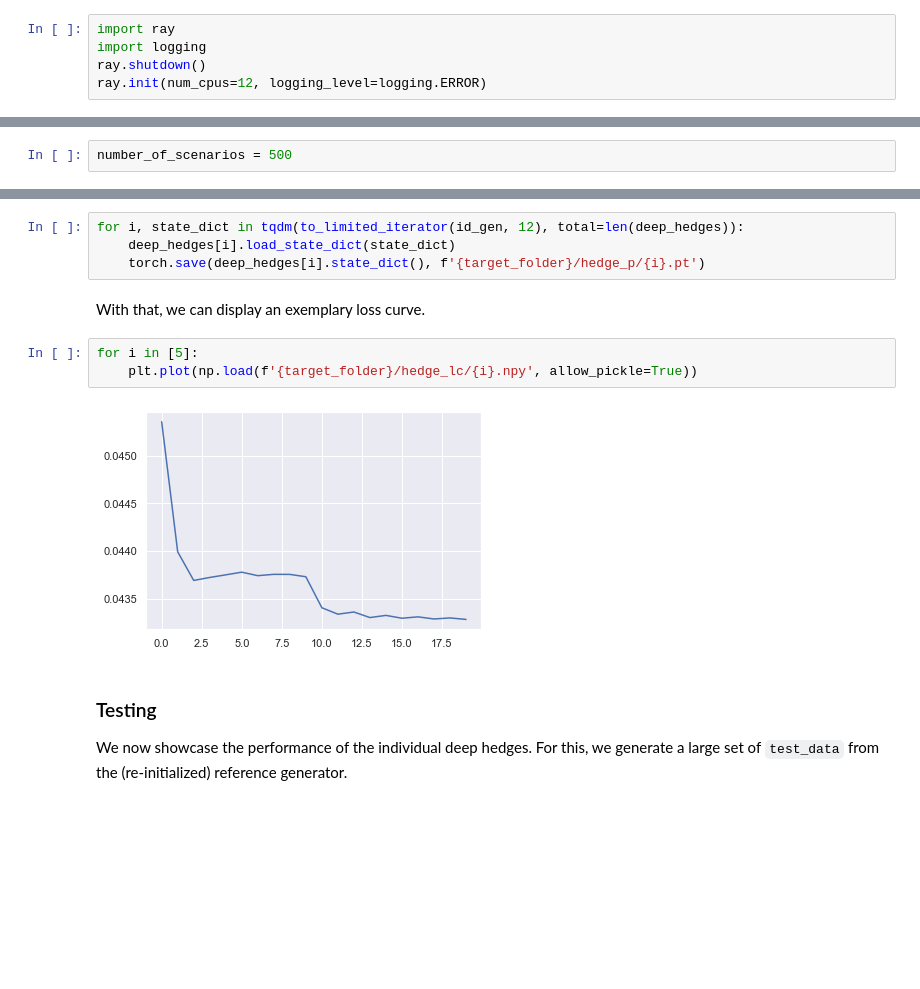
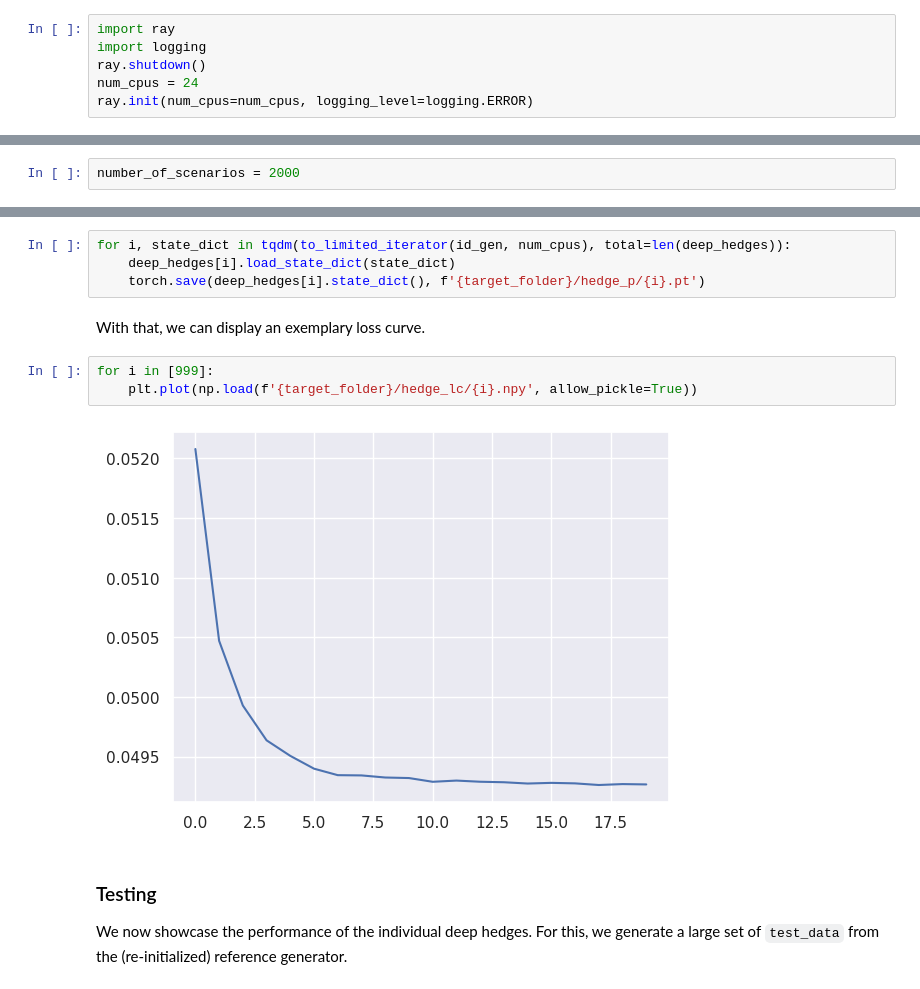
Before and after one commit to YannickLimmer/adversarial-robust-deep-hedging, a Jupyter notebook: HestonTest.ipynb, the cells around one changed output, grey strips where cells are left out. Drawn from its saved outputs; the diff is of its cells as text; blank space fills up the shorter version.

```diff
--- a/HestonTest.ipynb
+++ b/HestonTest.ipynb
@@ -42,7 +42,8 @@ from src.util.PushOverUtil import notify
 import ray
 import logging
 ray.shutdown()
-ray.init(num_cpus=12, logging_level=logging.ERROR)
+num_cpus = 24
+ray.init(num_cpus=num_cpus, logging_level=logging.ERROR)
 # %% [output]
 Ray
 | Python version: | 3.8.0 |
@@ -80,7 +81,7 @@ reference_generator = HestonGenerator(parameter=heston_parameters).provide_gener
 
 We now generate `number_of_scenarios` scenarios, where we have a faulty `HestonParameterSet` given, that is obtained by calibration.
 # %%
-number_of_scenarios = 500
+number_of_scenarios = 2000
 # %%
 scenarios = [reference_generator(30) for _ in range(number_of_scenarios)]
 # %% [markdown]
@@ -373,16 +376,16 @@ id_gen = (train_dh_remote.remote(
     pretrained='ref_hedge.pt',
 ) for i, (dh, g) in enumerate(zip(deep_hedges, generators)))
 # %%
-for i, state_dict in tqdm(to_limited_iterator(id_gen, 12), total=len(deep_hedges)):
+for i, state_dict in tqdm(to_limited_iterator(id_gen, num_cpus), total=len(deep_hedges)):
     deep_hedges[i].load_state_dict(state_dict)
     torch.save(deep_hedges[i].state_dict(), f'{target_folder}/hedge_p/{i}.pt')
 # %% [markdown]
 With that, we can display an exemplary loss curve.
 # %%
-for i in [5]:
+for i in [999]:
     plt.plot(np.load(f'{target_folder}/hedge_lc/{i}.npy', allow_pickle=True))
 # %% [output]
-[figure, old version]
+[figure, new version]
 # %% [markdown]
 ### Testing
 
```
Also changed, not shown: parts of 19 cells of this notebook, 14 other files.
